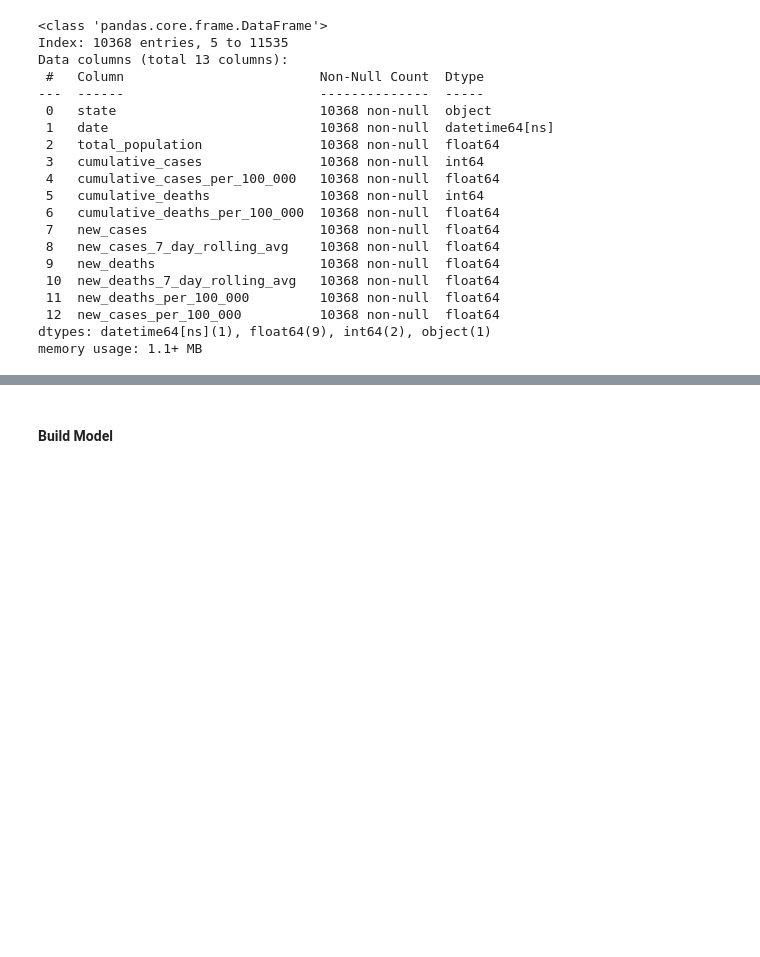
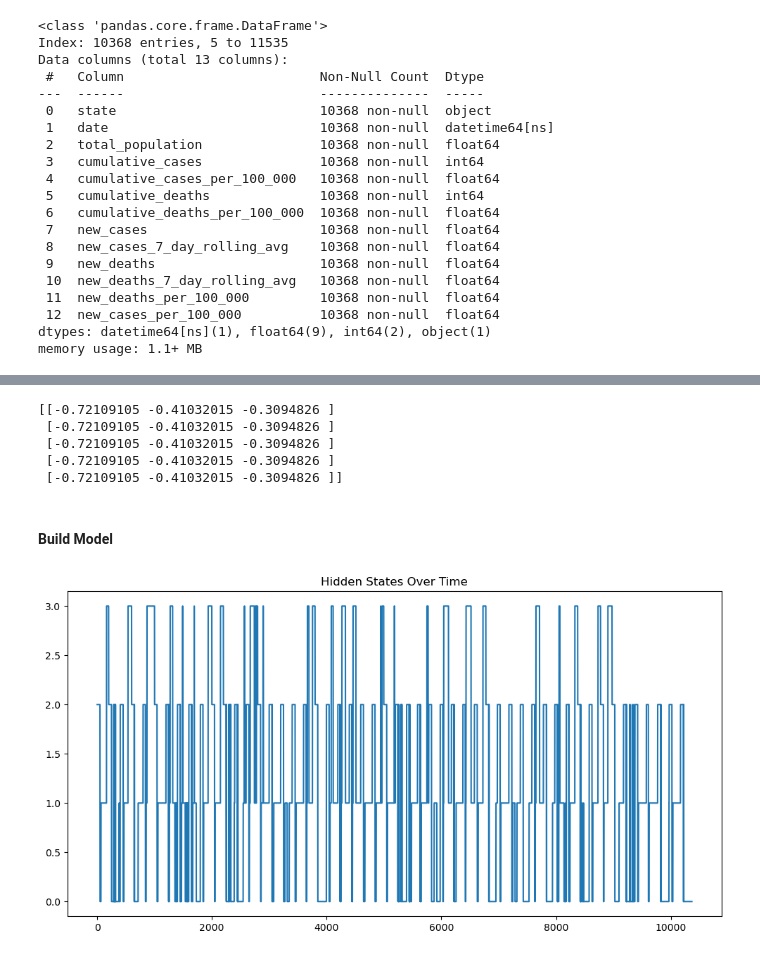
Before and after one commit to Eric-MK/ML_class_lessons, a Jupyter notebook: task3.ipynb, the cells around one changed output, grey strips where cells are left out. Saved outputs shown, nothing was run; the diff lists cells and outputs as text; code cells hidden in the pictures; blank space fills up the shorter version.

```diff
--- a/task3.ipynb
+++ b/task3.ipynb
@@ -223,7 +223,3 @@ Data columns (total 13 columns):
  12  new_cases_per_100_000          10368 non-null  float64
 dtypes: datetime64[ns](1), float64(9), int64(2), object(1)
 memory usage: 1.1+ MB
-# %%
-df_cleaned.sort_values(by=['state', 'date'], inplace=True)
-
-df_cleaned.head(50)
@@ -294,2 +235,21 @@ array([[ 0.],
+# %%
+from sklearn.preprocessing import StandardScaler
+
+# Selecting features
+features = df_cleaned[['new_cases_per_100_000', 'new_cases_7_day_rolling_avg', 'new_deaths_7_day_rolling_avg']]
+target = df_cleaned['new_deaths_per_100_000']
+
+# Standardize features
+scaler = StandardScaler()
+features_scaled = scaler.fit_transform(features)
+
+# Check the scaled features
+print(features_scaled[:5])
+# %% [output]
+[[-0.72109105 -0.41032015 -0.3094826 ]
+ [-0.72109105 -0.41032015 -0.3094826 ]
+ [-0.72109105 -0.41032015 -0.3094826 ]
+ [-0.72109105 -0.41032015 -0.3094826 ]
+ [-0.72109105 -0.41032015 -0.3094826 ]]
 # %% [markdown]
 #### Build Model
@@ -305,0 +256,20 @@ predicted_states = model.predict(test_data)
+# %%
+
+from hmmlearn import hmm
+import numpy as np
+
+# Assume features_scaled and target are already defined
+
+# Number of components (states) you expect in the data
+n_components = 4  # Example: 4 states, adjust based on domain knowledge or experimentation
+
+# Initialize Gaussian HMM
+model = hmm.GaussianHMM(n_components=n_components, covariance_type="diag", n_iter=100)
+
+# Fit model on the features
+model.fit(features_scaled)
+
+# Predict states
+states = model.predict(features_scaled)
+# %% [output]
+[figure, added]
```
Also changed, not shown: parts of 8 cells of this notebook.
